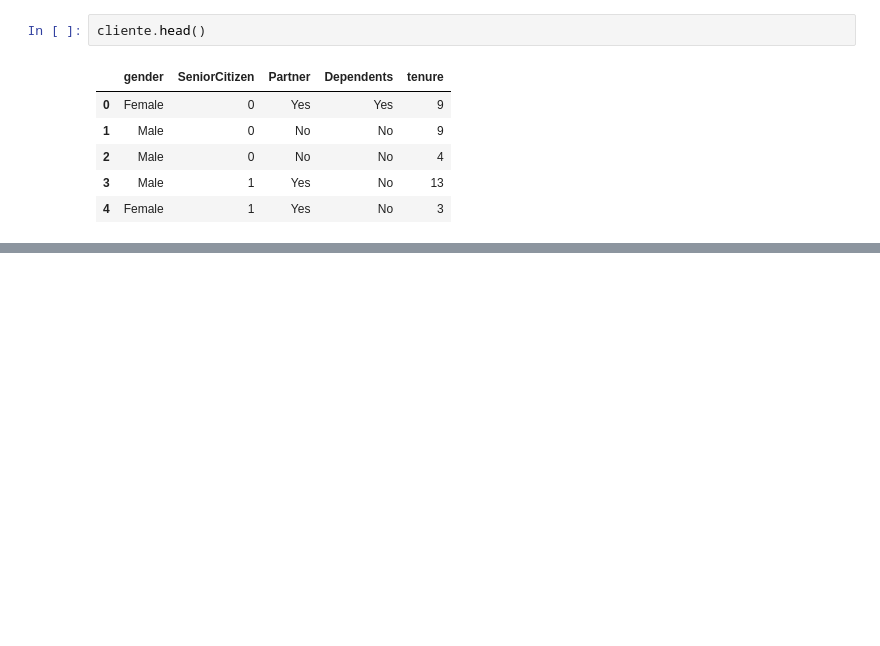
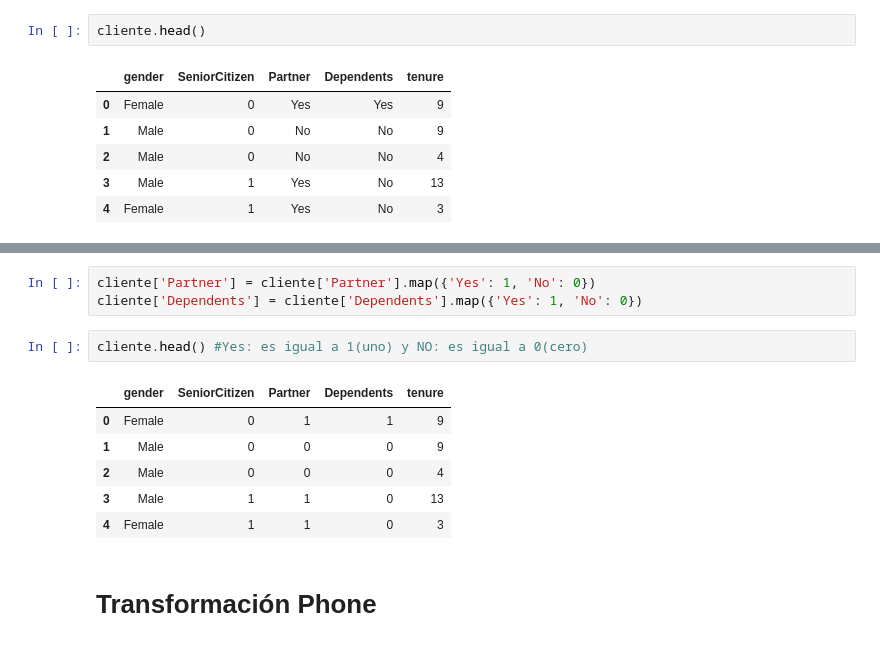
Before and after one commit to clavandera/TelecomX, a Jupyter notebook: ChallengeTelecom.ipynb, the cells around one changed output, grey strips where cells are left out. Drawn from its saved outputs; the diff is of its cells as text; blank space fills up the shorter version.

```diff
--- a/ChallengeTelecom.ipynb
+++ b/ChallengeTelecom.ipynb
@@ -54,0 +70,14 @@ cliente.head()
+# %%
+cliente['Partner'] = cliente['Partner'].map({'Yes': 1, 'No': 0})
+cliente['Dependents'] = cliente['Dependents'].map({'Yes': 1, 'No': 0})
+# %%
+cliente.head() #Yes: es igual a 1(uno) y NO: es igual a 0(cero)
+# %% [output]
+|  | gender | SeniorCitizen | Partner | Dependents | tenure |
+| 0 | Female | 0 | 1 | 1 | 9 |
+| 1 | Male | 0 | 0 | 0 | 9 |
+| 2 | Male | 0 | 0 | 0 | 4 |
+| 3 | Male | 1 | 1 | 0 | 13 |
+| 4 | Female | 1 | 1 | 0 | 3 |
+# %% [markdown]
+# Transformación Phone
```
Also changed, not shown: parts of 32 cells of this notebook.
